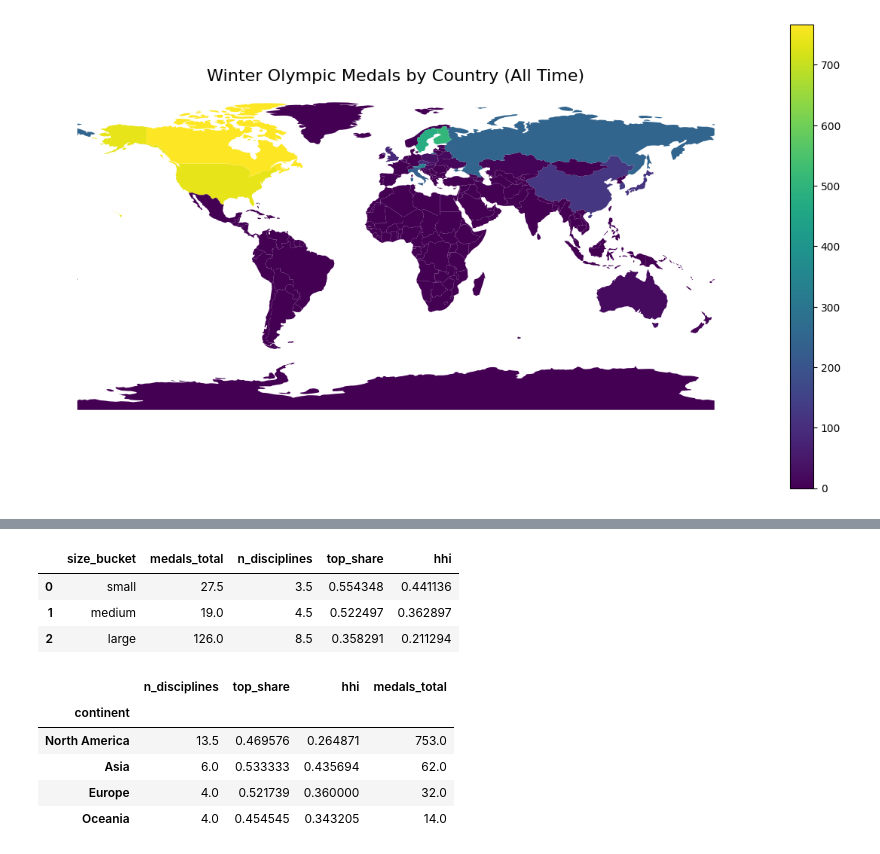
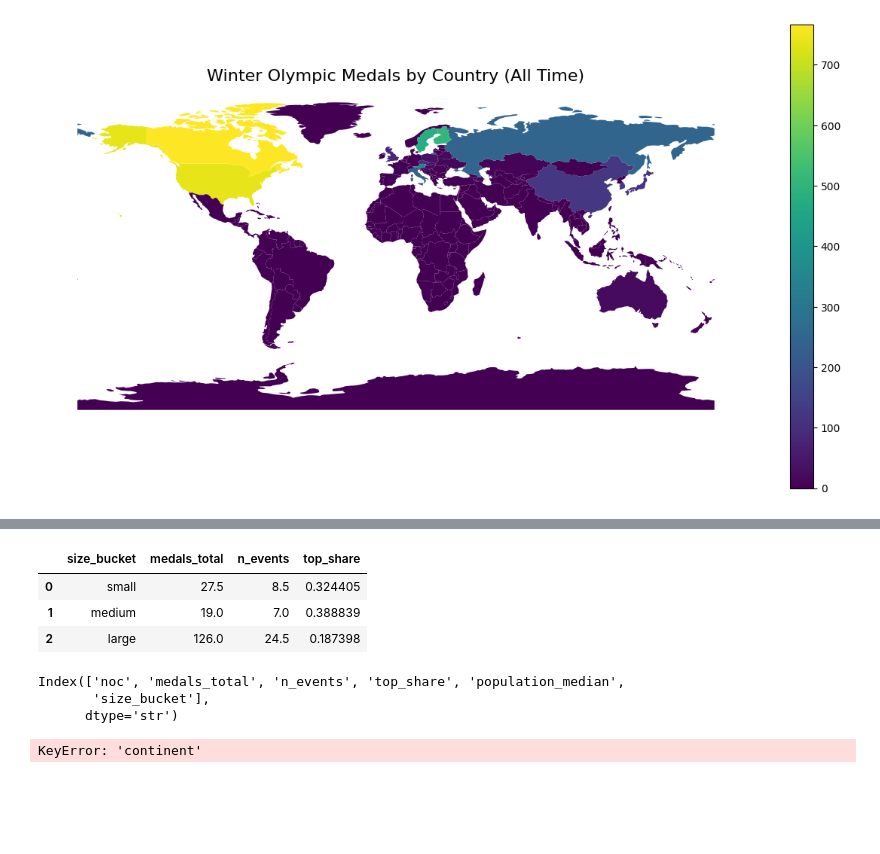
Before and after one commit to dpark2380/comm3180_S26_Blog, a Jupyter notebook: posts/blog_03_olympics/DOW3_olympics.ipynb, the cells around one changed output, grey strips where cells are left out. Saved outputs shown, nothing was run; the diff lists cells and outputs as text; code cells hidden in the pictures; blank space fills up the shorter version.

```diff
--- a/posts/blog_03_olympics/DOW3_olympics.ipynb
+++ b/posts/blog_03_olympics/DOW3_olympics.ipynb
@@ -130,19 +147,0 @@ plt.show()
-# %%
-def diversification_metrics(df):
-    total = df["medals"].sum()
-    shares = df["medals"] / total
-
-    return pd.Series({
-        "medals_total": total,
-        "n_disciplines": df["discipline"].nunique(),
-        "top_share": shares.max(),
-        "hhi": (shares ** 2).sum(),   # Herfindahl-Hirschman Index
-    })
-
-div_metrics = (
-    country_discipline.groupby("noc")
-    .apply(diversification_metrics)
-    .reset_index()
-)
-
-div_metrics.sort_values("medals_total", ascending=False).head(10)
@@ -221,38 +204,39 @@ div_metrics.head()
 # %%
 div_metrics = div_metrics.dropna(subset=["population_median"]).copy()
 
 div_metrics["size_bucket"] = pd.qcut(
     div_metrics["population_median"],
     q=3,
     labels=["small", "medium", "large"]
 )
 
 summary_by_size = (
-    div_metrics.groupby("size_bucket")[["medals_total", "n_disciplines", "top_share", "hhi"]]
+    div_metrics.groupby("size_bucket")[["medals_total", "n_events", "top_share"]]
     .median()
     .reset_index()
 )
 
 summary_by_size
 # %% [output]
-|  | size_bucket | medals_total | n_disciplines | top_share | hhi |
-| 0 | small | 27.5 | 3.5 | 0.554348 | 0.441136 |
-| 1 | medium | 19.0 | 4.5 | 0.522497 | 0.362897 |
-| 2 | large | 126.0 | 8.5 | 0.358291 | 0.211294 |
+|  | size_bucket | medals_total | n_events | top_share |
+| 0 | small | 27.5 | 8.5 | 0.324405 |
+| 1 | medium | 19.0 | 7.0 | 0.388839 |
+| 2 | large | 126.0 | 24.5 | 0.187398 |
+# %%
+div_metrics.columns
+# %% [output]
+Index(['noc', 'medals_total', 'n_events', 'top_share', 'population_median',
+       'size_bucket'],
+      dtype='str')
 # %%
 country_meta = world[["iso_a3", "continent"]].copy()
 country_meta = country_meta.rename(columns={"iso_a3": "noc"})
 
 div_metrics = div_metrics.merge(country_meta, on="noc", how="left")
 
-div_metrics.groupby("continent")[["n_disciplines", "top_share", "hhi", "medals_total"]].median().sort_values("medals_total", ascending=False)
+div_metrics.groupby("continent")[["n_events", "top_share", "medals_total"]].median().sort_values("medals_total", ascending=False)
 # %% [output]
-|  | n_disciplines | top_share | hhi | medals_total |
-| continent |  |  |  |  |
-| North America | 13.5 | 0.469576 | 0.264871 | 753.0 |
-| Asia | 6.0 | 0.533333 | 0.435694 | 62.0 |
-| Europe | 4.0 | 0.521739 | 0.360000 | 32.0 |
-| Oceania | 4.0 | 0.454545 | 0.343205 | 14.0 |
+KeyError: 'continent'
 # %%
 continent_totals = (
     div_metrics.groupby("continent")["medals_total"]
```
Also changed, not shown: parts of 15 cells of this notebook.
